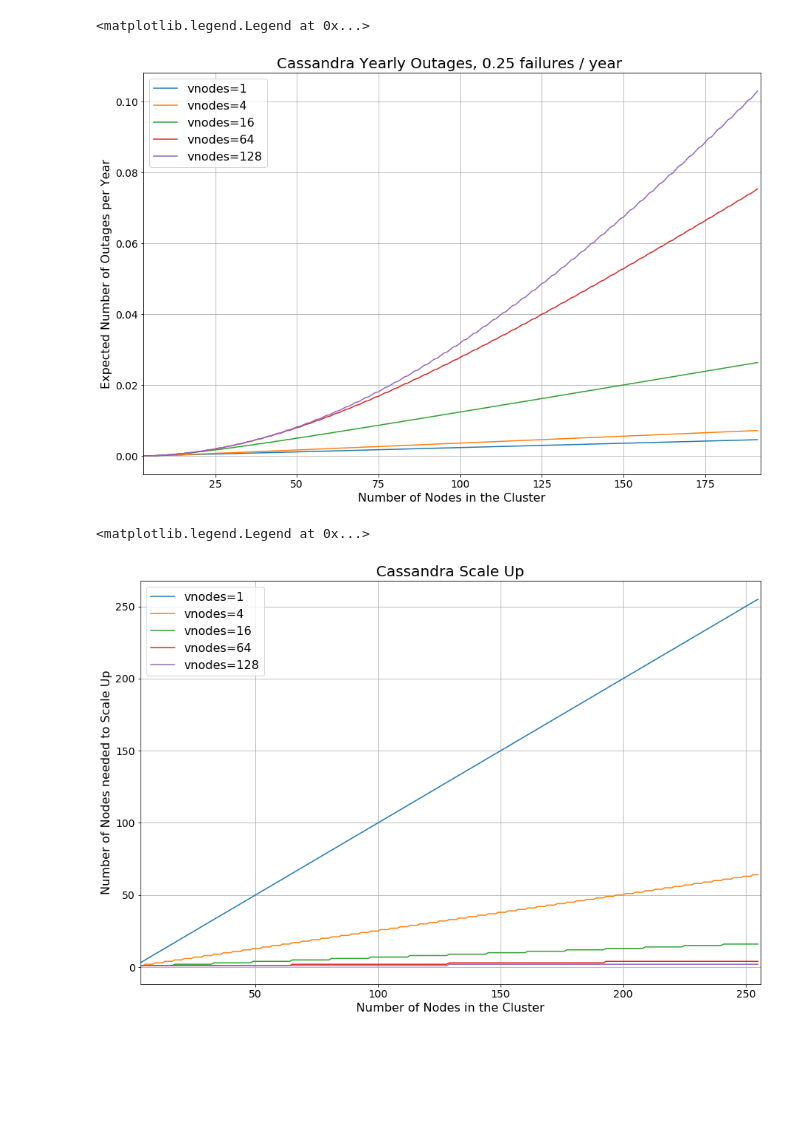
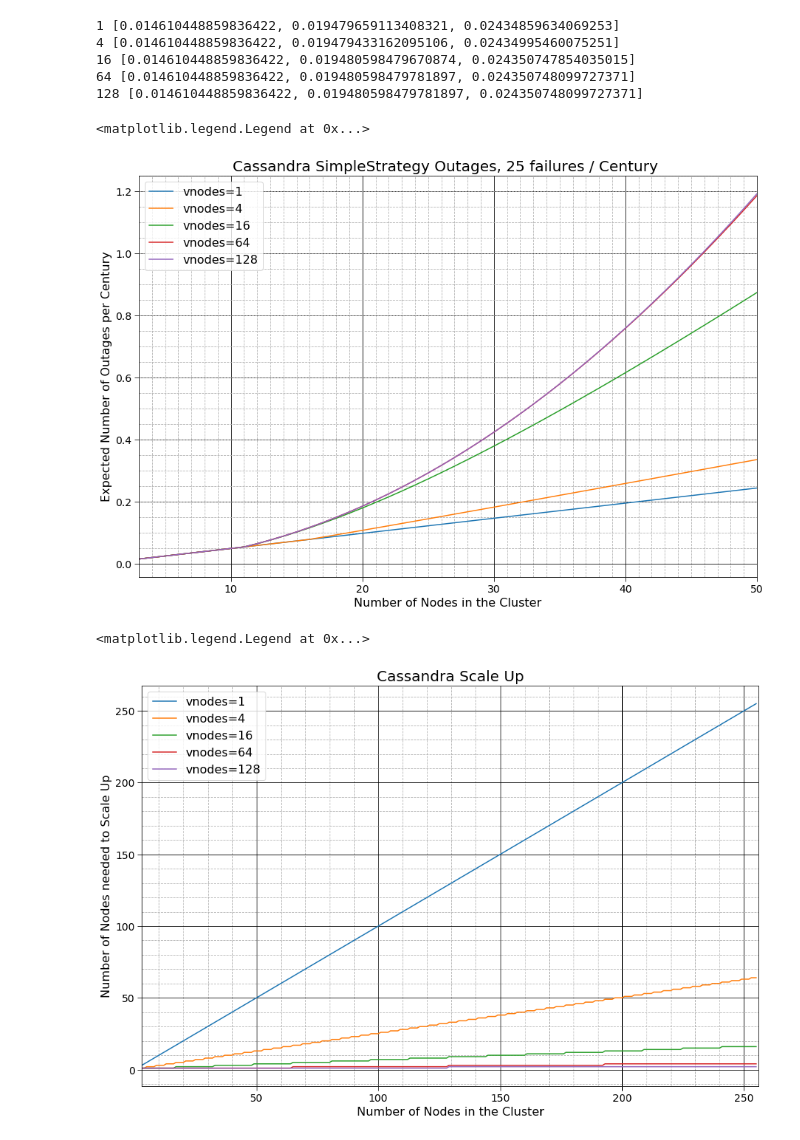
Before and after one commit to jolynch/performance-analysis, a Jupyter notebook: notebooks/cassandra_availability/cassandra_availability.ipynb, the cells around one changed output. Cells and saved outputs as stored; diff of their text form; code cells hidden in the pictures; blank space fills up the shorter version.

```diff
--- a/notebooks/cassandra_availability/cassandra_availability.ipynb
+++ b/notebooks/cassandra_availability/cassandra_availability.ipynb
@@ -123,33 +242,47 @@ plt.plot(num_vnodes[:32], outages[:32], color='orange')
 # %%
-# Hold vnodes constant, vary size of cluster
+# Hold failures constant, vary size of cluster
 plt.figure(figsize=(15,10))
 plt.title(
-    "Cassandra Yearly Outages, {1:.2f} failures / year ".format(
-        vnodes, arate * year), fontsize=20)
-plt.ylabel("Expected Number of Outages per Year", fontsize=16)
+    "Cassandra SimpleStrategy Outages, {0} failures / Century ".format(
+        arate), fontsize=20)
+plt.ylabel("Expected Number of Outages per Century", fontsize=16)
 plt.xlabel("Number of Nodes in the Cluster", fontsize=16)
-plt.gca().grid(True)
-plt.tick_params(axis='both', which='major', labelsize=14)
+plt.gca().grid(True, which='major', linestyle='-', color='k')
+plt.gca().grid(True, which='minor', linestyle='--')
+plt.gca().yaxis.set_minor_locator(matplotlib.ticker.AutoMinorLocator(4))
+plt.gca().xaxis.set_minor_locator(matplotlib.ticker.AutoMinorLocator(10))
+plt.tick_params(axis='both', which='major', labelsize=14, length=6)
+plt.tick_params(axis='both', which='minor', length=0)
 
 num_vnodes = (1, 4, 16, 64, 128)
-num_nodes = range(3, 192)
+num_nodes = range(3, 51)
 for v in num_vnodes:
-    outages = [compute_outage(v, arate, n, rf, bw_in, bw_out) for n in num_nodes]
+    outages = [compute_outage(v, arate, n, rf, bw_in, bw_out, 'simple') for n in num_nodes]
+    print(v, outages[:3])
     plt.plot(num_nodes, outages, label="vnodes={0}".format(v))
 
-plt.xlim(3, 192)
+plt.xlim(3, 50)
 plt.legend(fontsize=16)
 # %% [output]
-<matplotlib.legend.Legend at 0x...>
+1 [0.014610448859836422, 0.019479659113408321, 0.02434859634069253]
+4 [0.014610448859836422, 0.019479433162095106, 0.02434995460075251]
+16 [0.014610448859836422, 0.019480598479670874, 0.024350747854035015]
+64 [0.014610448859836422, 0.019480598479781897, 0.024350748099727371]
+128 [0.014610448859836422, 0.019480598479781897, 0.024350748099727371]
+<matplotlib.legend.Legend at 0x...>
-[figure, old version]
+[figure, new version]
 # %%
 # Observe impact of vnodes on Scale Up Balancing
 plt.figure(figsize=(15,10))
 plt.title("Cassandra Scale Up",fontsize=20)
 plt.ylabel("Number of Nodes needed to Scale Up", fontsize=16)
 plt.xlabel("Number of Nodes in the Cluster", fontsize=16)
-plt.gca().grid(True)
-plt.tick_params(axis='both', which='major', labelsize=14)
+plt.gca().grid(True, which='major', linestyle='-', color='k')
+plt.gca().grid(True, which='minor', linestyle='--')
+plt.gca().yaxis.set_minor_locator(matplotlib.ticker.AutoMinorLocator(5))
+plt.gca().xaxis.set_minor_locator(matplotlib.ticker.AutoMinorLocator(5))
+plt.tick_params(axis='both', which='major', labelsize=14, length=6)
+plt.tick_params(axis='both', which='minor', length=0)
 
 num_vnodes = (1, 4, 16, 64, 128)
 num_nodes = range(3, 256)
@@ -162,7 +295,7 @@ plt.xlim(3, 256)
 plt.legend(fontsize=16)
 # %% [output]
 <matplotlib.legend.Legend at 0x...>
-[figure, old version]
+[figure, new version]
 # %%
 import itertools
 import random
```
Also changed, not shown: parts of 4 cells of this notebook, 1 other file.
